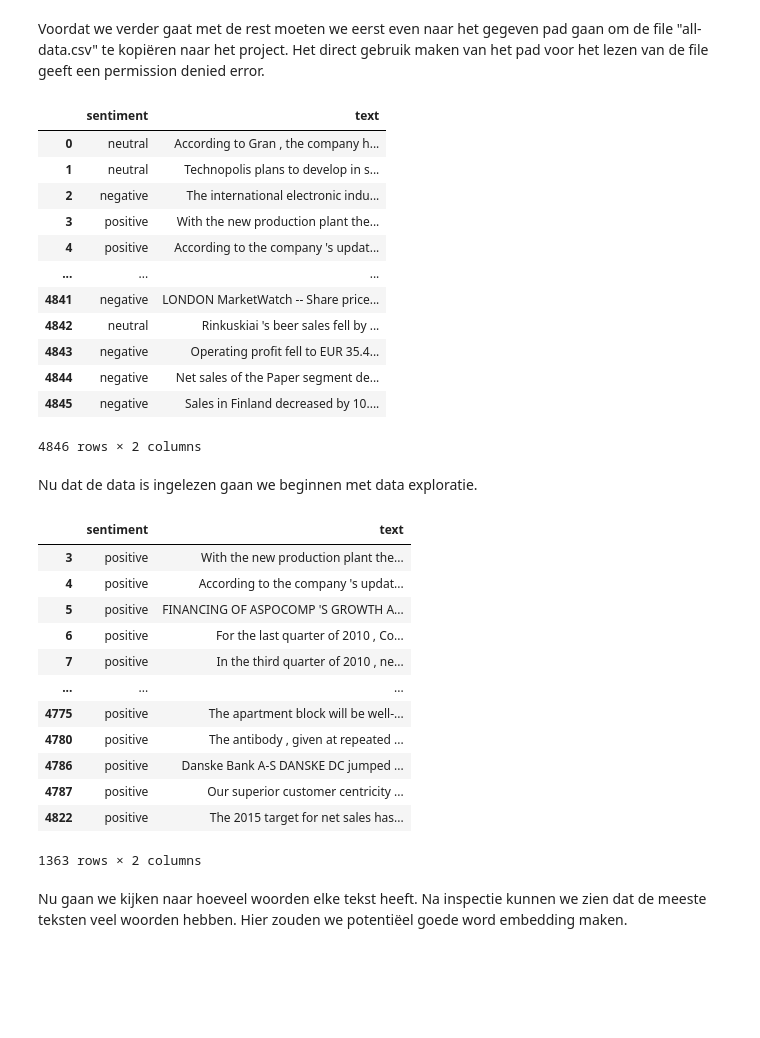
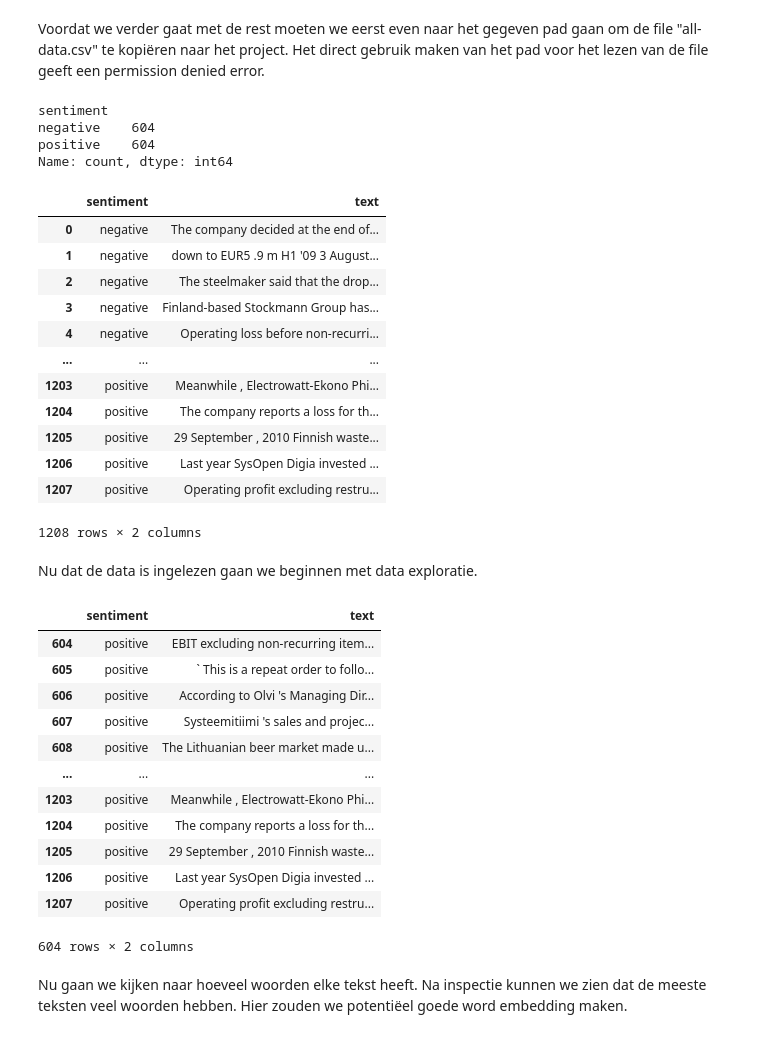
Before and after one commit to DragonKiller952/Schandaal-Scanner, a Jupyter notebook: SentimentAnalysis.ipynb, the cells around one changed output. Saved outputs shown, nothing was run; the diff lists cells and outputs as text; code cells hidden in the pictures; blank space fills up the shorter version.

Commit message:
UPDATE
Updates to scraper and model. Added lines in order to save web scrape results in txt

```diff
--- a/SentimentAnalysis.ipynb
+++ b/SentimentAnalysis.ipynb
@@ -54,23 +68,42 @@ Path to dataset files: C:\Users\nicne\.cache\kagglehub\datasets\ankurzing\sentim
 # %% [markdown]
 Voordat we verder gaat met de rest moeten we eerst even naar het gegeven pad gaan om de file "all-data.csv" te kopiëren naar het project. Het direct gebruik maken van het pad voor het lezen van de file geeft een permission denied error.
+# %%
+def translate_text(text):
+    translator = GoogleTranslator(source='auto', target='en')
+    translated = translator.translate(text)
+    return translated
 # %%
 #read the data
 df = pd.read_csv("all-data.csv", names=["sentiment", "text"],encoding="utf-8", encoding_errors="replace")
+df = df[df['sentiment'] != 'neutral']
+
+min_count = df['sentiment'].value_counts().min()
+df = df.groupby('sentiment').sample(n=min_count, random_state=42)
+df['text'] = df['text'].apply(translate_text)
+
+df.reset_index(drop=True, inplace=True)
+
+print(df['sentiment'].value_counts())
+
 df
 # %% [output]
+sentiment
+negative    604
+positive    604
+Name: count, dtype: int64
 |  | sentiment | text |
-| 0 | neutral | According to Gran , the company h... |
-| 1 | neutral | Technopolis plans to develop in s... |
-| 2 | negative | The international electronic indu... |
-| 3 | positive | With the new production plant the... |
-| 4 | positive | According to the company 's updat... |
+| 0 | negative | The company decided at the end of... |
+| 1 | negative | down to EUR5 .9 m H1 '09 3 August... |
+| 2 | negative | The steelmaker said that the drop... |
+| 3 | negative | Finland-based Stockmann Group has... |
+| 4 | negative | Operating loss before non-recurri... |
 | ... | ... | ... |
-| 4841 | negative | LONDON MarketWatch -- Share price... |
-| 4842 | neutral | Rinkuskiai 's beer sales fell by ... |
-| 4843 | negative | Operating profit fell to EUR 35.4... |
-| 4844 | negative | Net sales of the Paper segment de... |
-| 4845 | negative | Sales in Finland decreased by 10.... |
+| 1203 | positive | Meanwhile , Electrowatt-Ekono Phi... |
+| 1204 | positive | The company reports a loss for th... |
+| 1205 | positive | 29 September , 2010 Finnish waste... |
+| 1206 | positive | Last year SysOpen Digia invested ... |
+| 1207 | positive | Operating profit excluding restru... |
-4846 rows × 2 columns
+1208 rows × 2 columns
 # %% [markdown]
 Nu dat de data is ingelezen gaan we beginnen met data exploratie.
 # %%
@@ -86,18 +119,18 @@ df[df["sentiment"] == "positive"]
 #df[df["sentiment"] == "negative"]
 # %% [output]
 |  | sentiment | text |
-| 3 | positive | With the new production plant the... |
-| 4 | positive | According to the company 's updat... |
-| 5 | positive | FINANCING OF ASPOCOMP 'S GROWTH A... |
-| 6 | positive | For the last quarter of 2010 , Co... |
-| 7 | positive | In the third quarter of 2010 , ne... |
+| 604 | positive | EBIT excluding non-recurring item... |
+| 605 | positive | ` This is a repeat order to follo... |
+| 606 | positive | According to Olvi 's Managing Dir... |
+| 607 | positive | Systeemitiimi 's sales and projec... |
+| 608 | positive | The Lithuanian beer market made u... |
 | ... | ... | ... |
-| 4775 | positive | The apartment block will be well-... |
-| 4780 | positive | The antibody , given at repeated ... |
-| 4786 | positive | Danske Bank A-S DANSKE DC jumped ... |
-| 4787 | positive | Our superior customer centricity ... |
-| 4822 | positive | The 2015 target for net sales has... |
+| 1203 | positive | Meanwhile , Electrowatt-Ekono Phi... |
+| 1204 | positive | The company reports a loss for th... |
+| 1205 | positive | 29 September , 2010 Finnish waste... |
+| 1206 | positive | Last year SysOpen Digia invested ... |
+| 1207 | positive | Operating profit excluding restru... |
-1363 rows × 2 columns
+604 rows × 2 columns
 # %% [markdown]
 Nu gaan we kijken naar hoeveel woorden elke tekst heeft. Na inspectie kunnen we zien dat de meeste teksten veel woorden hebben. Hier zouden we potentiëel goede word embedding maken.
 # %%
```
Also changed, not shown: parts of 7 cells of this notebook, 2 other files.
